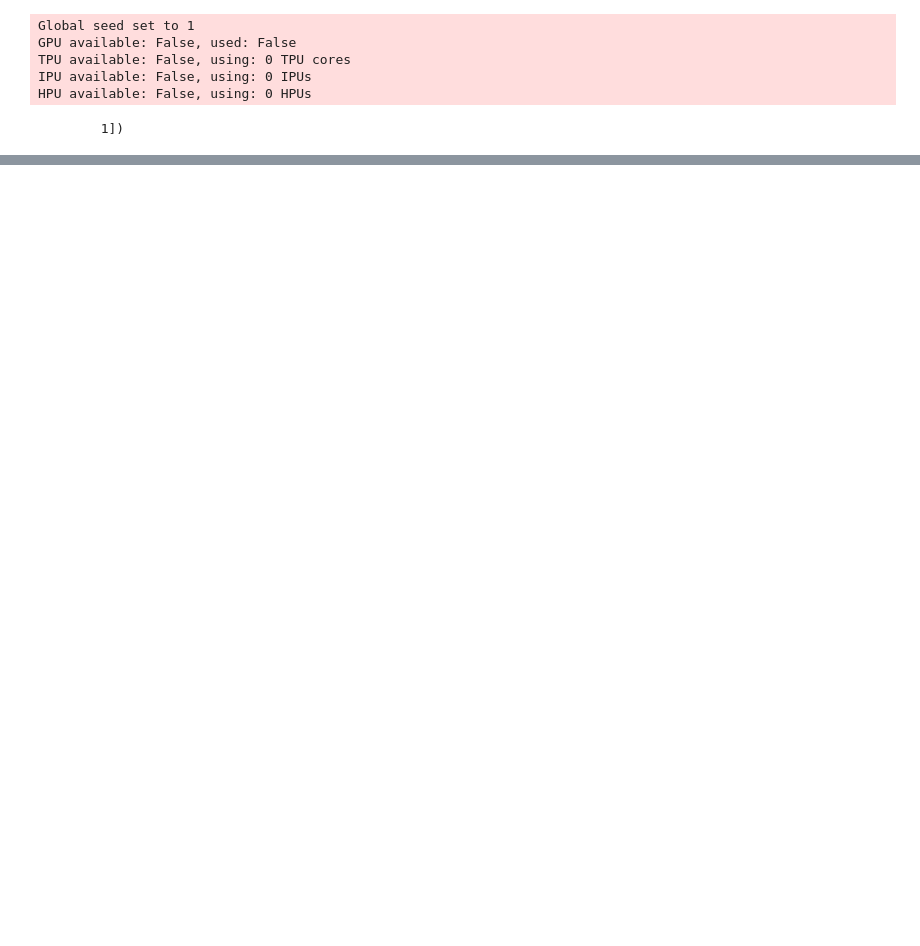
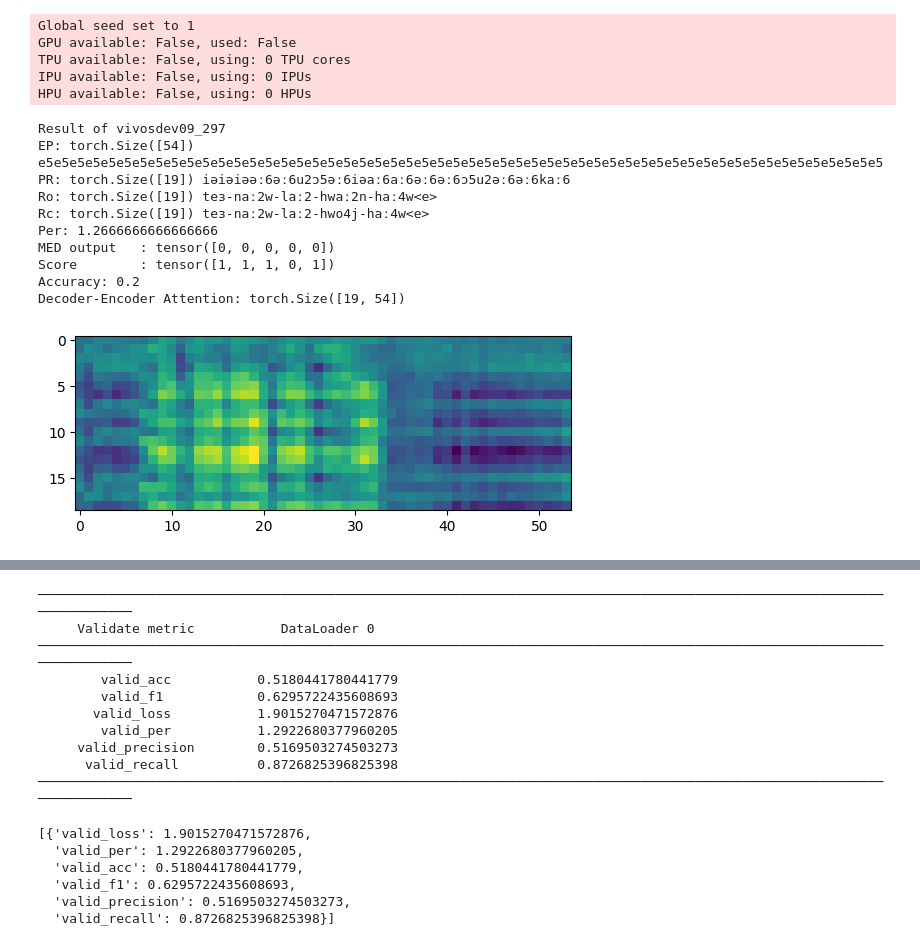
Before and after one commit to hoale0231/A-Deep-Learning-Based-Strategy-for-Vietnamese-Incorrect-Pronunciation-Detection, a Jupyter notebook: mpvn.ipynb, the cells around one changed output, grey strips where cells are left out. Drawn from its saved outputs; the diff is of its cells as text; code cells hidden in the pictures; blank space fills up the shorter version.

Commit message:
edit gen_score

```diff
--- a/mpvn.ipynb
+++ b/mpvn.ipynb
@@ -54,6 +54,16 @@ model = ConformerRNNModel(
     per_metric=WordErrorRate(vocab)
 )
 # %%
-trainer.test(model, data_module)
+trainer.validate(model, data_module)
 # %% [output]
-        1])
+Result of vivosdev09_297
+EP: torch.Size([54]) e5e5e5e5e5e5e5e5e5e5e5e5e5e5e5e5e5e5e5e5e5e5e5e5e5e5e5e5e5e5e5e5e5e5e5e5e5e5e5e5e5e5e5e5e5e5e5e5e5e5e5e5e5e5
+PR: torch.Size([19]) iəiəiəəː6əː6u2ɔ5əː6iəaː6aː6əː6əː6ɔ5u2əː6əː6kaː6
+Ro: torch.Size([19]) teɜ-naː2w-laː2-hwaː2n-haː4w<e>
+Rc: torch.Size([19]) teɜ-naː2w-laː2-hwo4j-haː4w<e>
+Per: 1.2666666666666666
+MED output   : tensor([0, 0, 0, 0, 0])
+Score        : tensor([1, 1, 1, 0, 1])
+Accuracy: 0.2
+Decoder-Encoder Attention: torch.Size([19, 54])
+[figure, added]
@@ -59,0 +78,16 @@ trainer.test(model, data_module)
+────────────────────────────────────────────────────────────────────────────────────────────────────────────────────────
+     Validate metric           DataLoader 0
+────────────────────────────────────────────────────────────────────────────────────────────────────────────────────────
+        valid_acc           0.5180441780441779
+        valid_f1            0.6295722435608693
+       valid_loss           1.9015270471572876
+        valid_per           1.2922680377960205
+     valid_precision        0.5169503274503273
+      valid_recall          0.8726825396825398
+────────────────────────────────────────────────────────────────────────────────────────────────────────────────────────
+[{'valid_loss': 1.9015270471572876,
+  'valid_per': 1.2922680377960205,
+  'valid_acc': 0.5180441780441779,
+  'valid_f1': 0.6295722435608693,
+  'valid_precision': 0.5169503274503273,
+  'valid_recall': 0.8726825396825398}]
```
Also changed, not shown: parts of 7 cells of this notebook, 5 other files.
